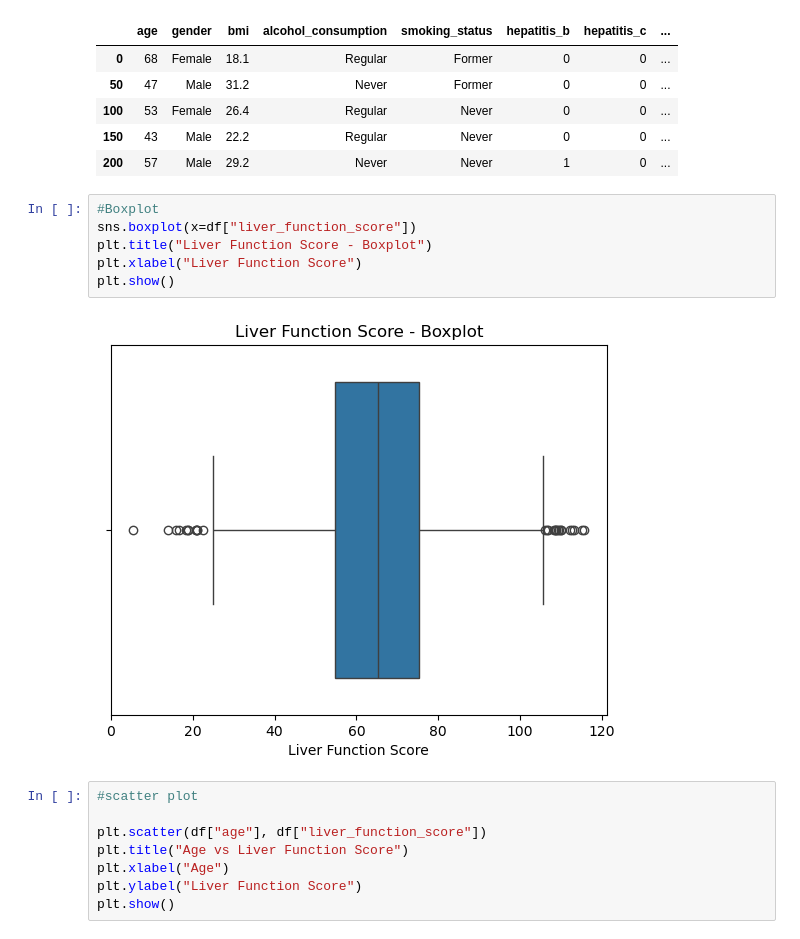
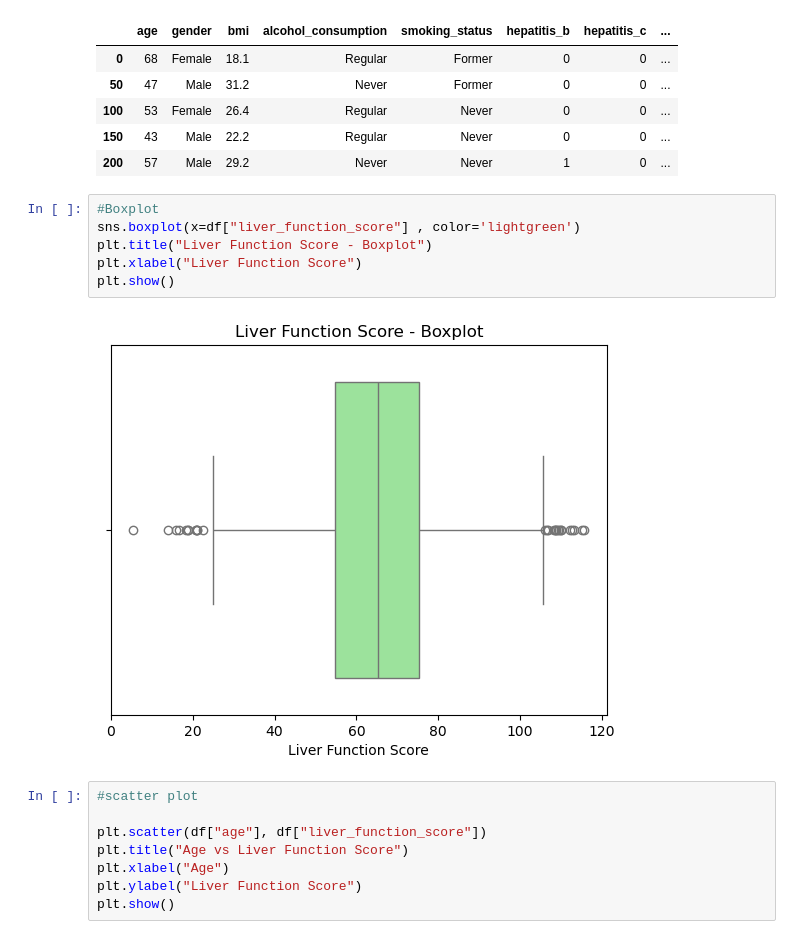
Before and after one commit to baina769/TestProj, a Jupyter notebook: Add_project.ipynb, the cells around one changed output. Saved outputs shown, nothing was run; the diff lists cells and outputs as text.

Commit message:
Update box plot color for liver function score

```diff
--- a/Add_project.ipynb
+++ b/Add_project.ipynb
@@ -100,12 +100,12 @@ sample_systematic.head()
 | 200 | 57 | Male | 29.2 | Never | Never | 1 | 0 | ... |
 # %%
 #Boxplot
-sns.boxplot(x=df["liver_function_score"])
+sns.boxplot(x=df["liver_function_score"] , color='lightgreen')
 plt.title("Liver Function Score - Boxplot")
 plt.xlabel("Liver Function Score")
 plt.show()
 # %% [output]
-[figure, old version]
+[figure, new version]
 # %%
 #scatter plot
 
```
